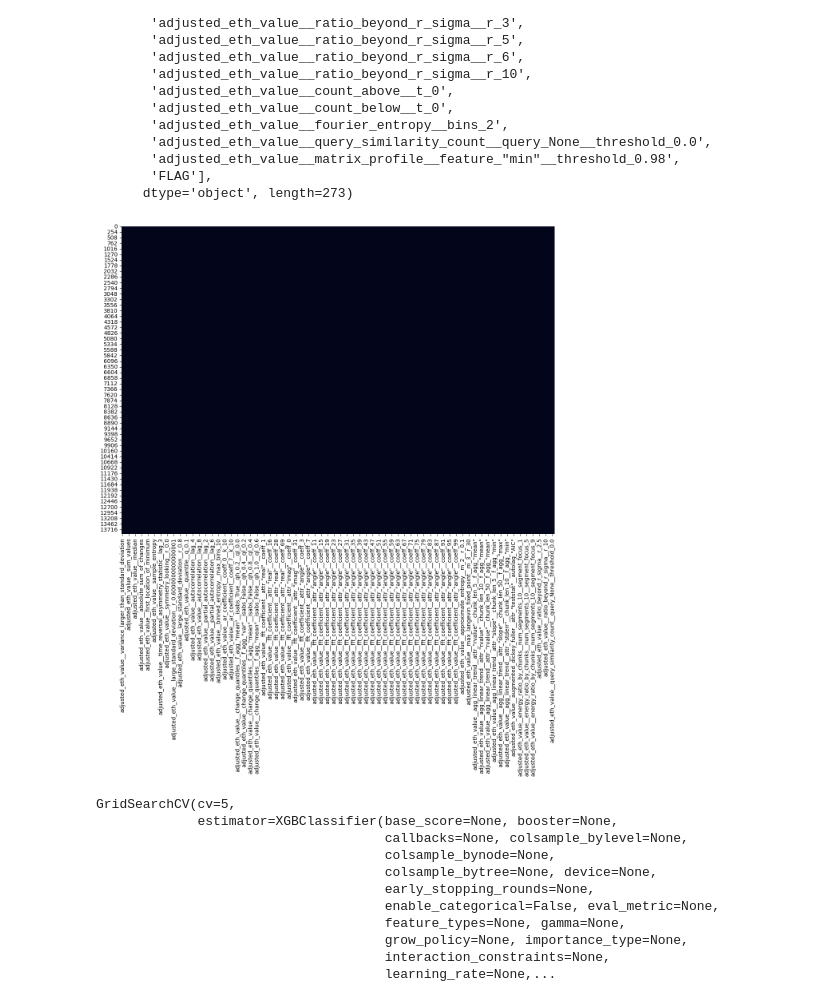
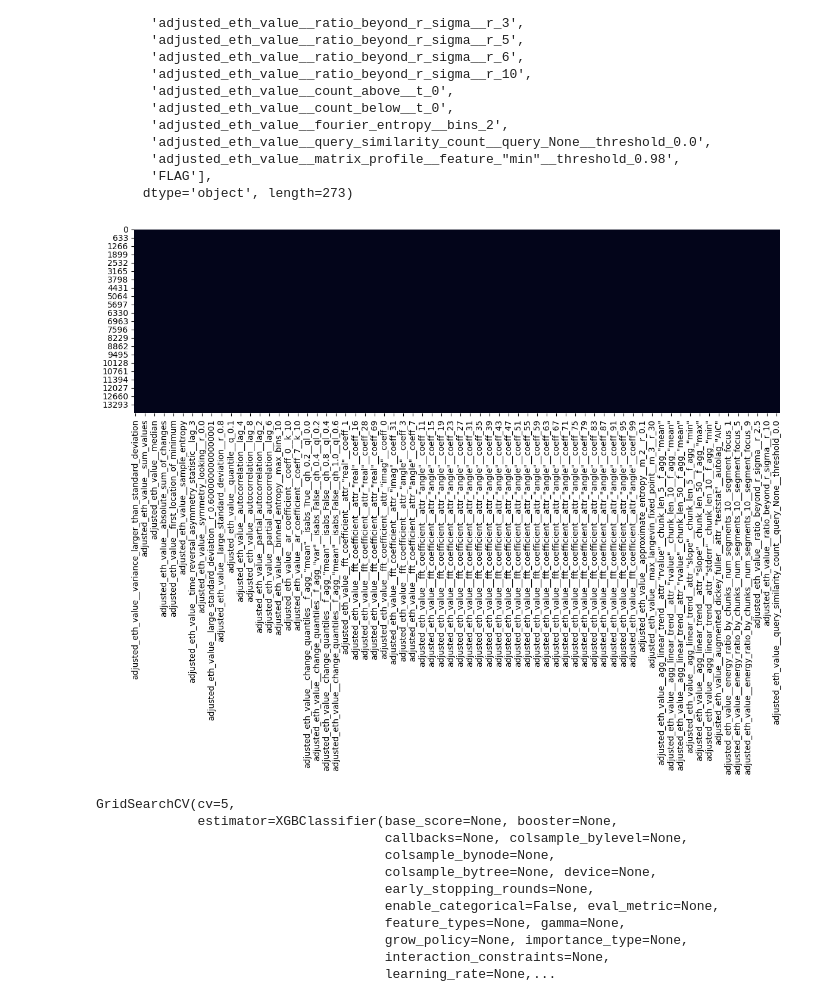
Before and after one commit to shazzad-hasan/ethereum-fraud-detection, a Jupyter notebook: data-preparation/time_series_data.ipynb, the cells around one changed output. Drawn from its saved outputs; the diff is of its cells as text; code cells hidden in the pictures.

```diff
--- a/data-preparation/time_series_data.ipynb
+++ b/data-preparation/time_series_data.ipynb
@@ -14,5 +14,5 @@ import seaborn as sns
 from xgboost import XGBClassifier
 from sklearn.model_selection import train_test_split, GridSearchCV, KFold
 # %%
-df = pd.read_csv('/content/drive/MyDrive/ethereum-fraud-detection/data/new_ts_features_only.csv')
+df_ts = pd.read_csv('/content/drive/MyDrive/ethereum-fraud-detection/data/new_ts_features_only.csv')
 # %%
@@ -48,15 +48,16 @@ Index(['Unnamed: 0', 'Address',
        'FLAG'],
       dtype='object', length=273)
 # %%
-labels = df[['FLAG']]
+add = df_ts[['Address']]
+labels = df_ts[['FLAG']]
 
-df.drop_duplicates(subset=["Address"], inplace=True)
-df.drop(['Unnamed: 0', 'Address', 'FLAG'], axis=1, inplace=True)
+df_ts.drop_duplicates(subset=["Address"], inplace=True)
+df_ts.drop(['Unnamed: 0', 'Address', 'FLAG'], axis=1, inplace=True)
 # %%
 # Visualize missing values
-plt.figure(figsize=(14,10))
-sns.heatmap(df.isnull(), cbar=False)
+plt.figure(figsize=(14,4))
+sns.heatmap(df_ts.isnull(), cbar=False)
 plt.show()
 # %% [output]
-[figure, old version]
+[figure, new version]
 # %%
```
Also changed, not shown: parts of 17 cells of this notebook.
